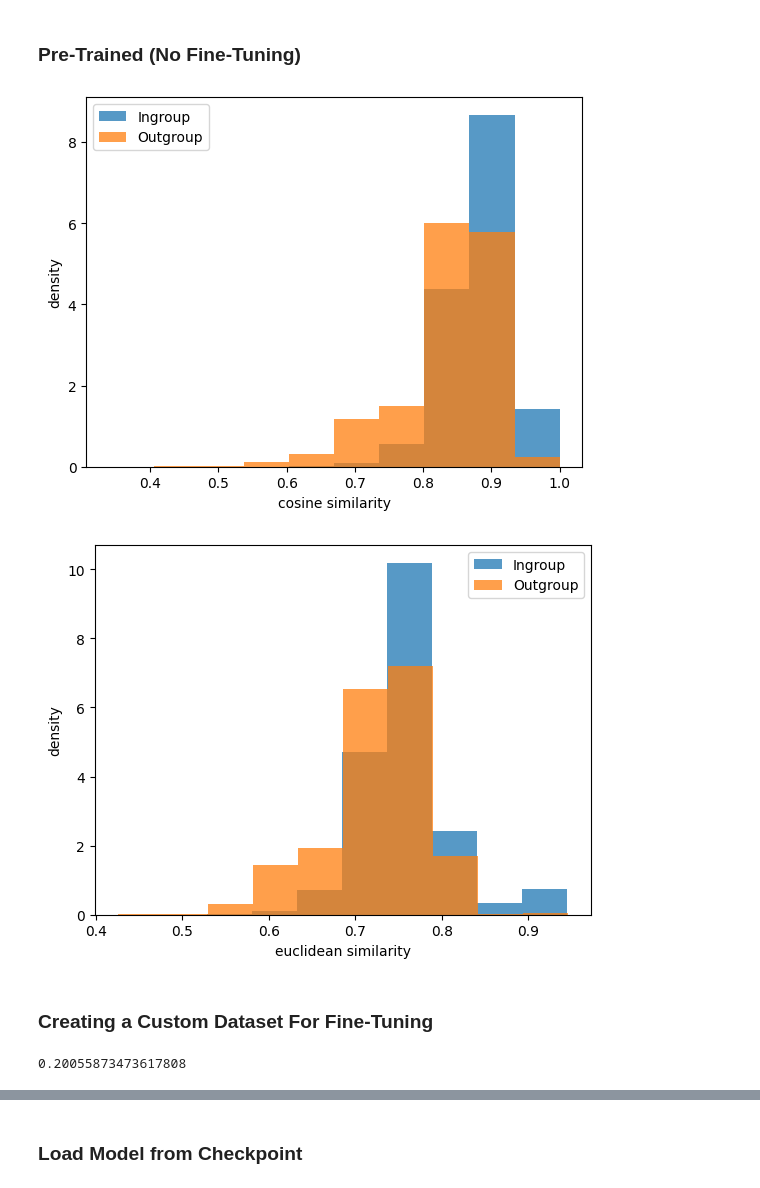
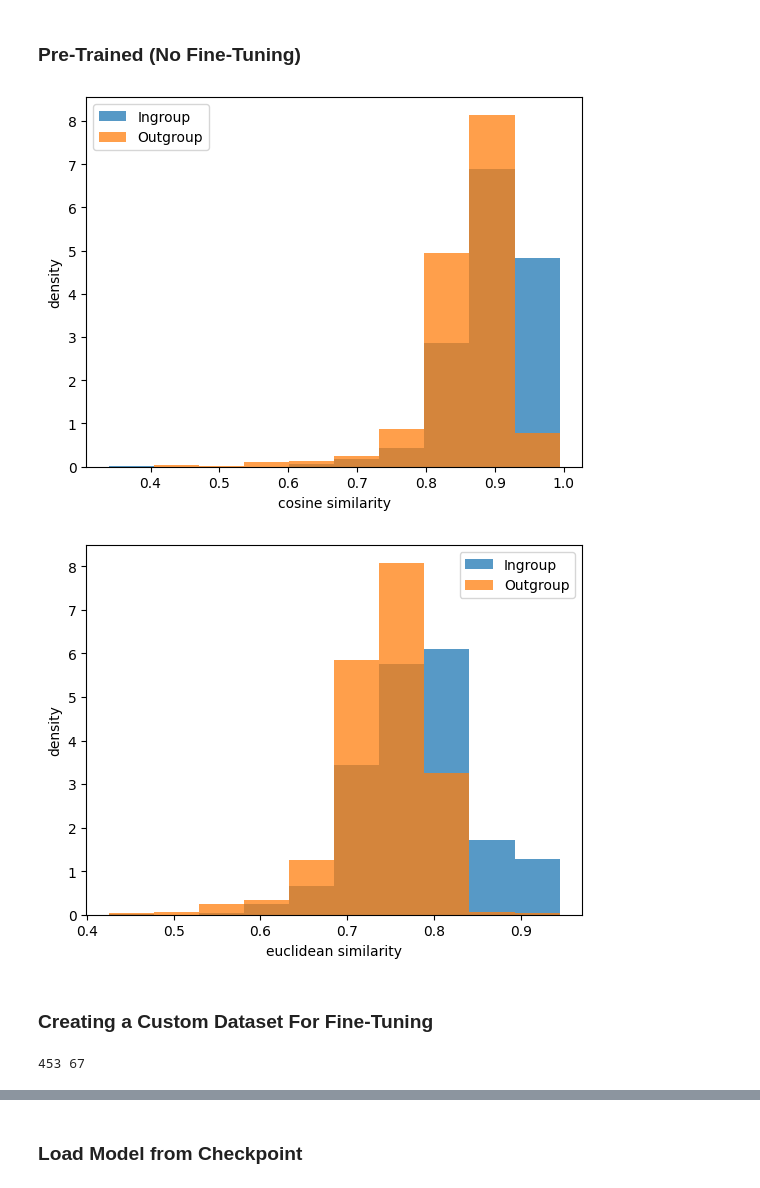
Before and after one commit to pirl-unc/ace, a Jupyter notebook: notebooks/sequence_properties.ipynb, the cells around one changed output, grey strips where cells are left out. Drawn from its saved outputs; the diff is of its cells as text; code cells hidden in the pictures.

```diff
--- a/notebooks/sequence_properties.ipynb
+++ b/notebooks/sequence_properties.ipynb
@@ -326,2 +456,4 @@ ingroup_peptides, outgroup_peptides = get_all_samples(data_df2, n=100)
+# %%
+ingroup_pairs, outgroup_pairs = get_all_samples(data_df, strict_mode=False, n=100)
 # %%
 sim = 'levenshtein'
@@ -540,39 +746,23 @@ def calculate_embedding_similarity(embeddings, similarity_fxn):
             similarities.append(similarity_fxn(embedding1, embedding2))
     return similarities
 
-def get_embedding_similarities(ingroup_peptides, outgroup_peptides, model=ESM2_MODEL, tokenizer=ESM2_TOKENIZER, similarity='cosine'):
+def get_embedding_similarities(ingroup_pairs, outgroup_pairs, model, tokenizer=ESM2_TOKENIZER, similarity='cosine'):
     """
     Calculate in/outgroup similarities for all CDR3b sequences in a dataframe
     """
-
-    if similarity == 'cosine':
-        similarity = cosine_similarity
-    elif similarity == 'euclidean':
-        similarity = euclidean_similarity
-    else:
-        raise ValueError("Similarity must be one of 'cosine' or 'euclidean'")
-
     ingroup_similarities = []
     outgroup_similarities = []
 
     # Embeddings for all ingroup/outgroup samples
-    ingroup_embeddings = [embed_sequences(ingroup_sample, model, tokenizer) for ingroup_sample in ingroup_peptides]
-    outgroup_embeddings = [embed_sequences(outgroup_sample, model, tokenizer) for outgroup_sample in outgroup_peptides]
-
-    # Calculate similarities for the list of embeddings
-    ingroup_similarities += [calculate_embedding_similarity(ingroup_embedding, similarity) for ingroup_embedding in ingroup_embeddings]
-    outgroup_similarities += [calculate_embedding_similarity(outgroup_embedding, similarity) for outgroup_embedding in outgroup_embeddings]
-
-    # Flatten the list of lists
-    ingroup_similarities = [item for sublist in ingroup_similarities for item in sublist]
-    outgroup_similarities = [item for sublist in outgroup_similarities for item in sublist]
+    ingroup_similarities = [tup[1] for tup in model.calculate_paired_distances(ingroup_pairs, sim_fxn=similarity)]
+    outgroup_similarities = [tup[1] for tup in model.calculate_paired_distances(outgroup_pairs, sim_fxn=similarity)]
 
     return ingroup_similarities, outgroup_similarities
 # %% [markdown]
 ### Pre-Trained (No Fine-Tuning)
 # %%
 sim = 'cosine'
-ingroup_sims, outgroup_sims = get_embedding_similarities(ingroup_peptides, outgroup_peptides, model=ang_untrained, tokenizer=ESM2_TOKENIZER, similarity=sim)
+ingroup_sims, outgroup_sims = get_embedding_similarities(ingroup_pairs, outgroup_pairs, model=ang_untrained, tokenizer=ESM2_TOKENIZER, similarity=sim)
 plt.hist(ingroup_sims, alpha=0.75, density=True, label='Ingroup')
 plt.hist(outgroup_sims, alpha=0.75, density=True, label='Outgroup')
 plt.xlabel(f'{sim} similarity')
@@ -580,18 +770,18 @@ plt.ylabel('density')
 plt.legend()
 plt.show()
 # %% [output]
-[figure, old version]
+[figure, new version]
 # %%
 sim = 'euclidean'
-ingroup_sims, outgroup_sims = get_embedding_similarities(ingroup_peptides, outgroup_peptides, model=ang_untrained, tokenizer=ESM2_TOKENIZER, similarity=sim)
+ingroup_sims, outgroup_sims = get_embedding_similarities(ingroup_pairs, outgroup_pairs, model=ang_untrained, tokenizer=ESM2_TOKENIZER, similarity=sim)
 plt.hist(ingroup_sims, alpha=0.75, density=True, label='Ingroup')
 plt.hist(outgroup_sims, alpha=0.75, density=True, label='Outgroup')
 plt.xlabel(f'{sim} similarity')
 plt.ylabel('density')
 plt.legend()
 plt.show()
 # %% [output]
-[figure, old version]
+[figure, new version]
 # %% [markdown]
 ### Creating a Custom Dataset For Fine-Tuning
 # %%
@@ -634,8 +824,7 @@ def stratified_train_test_split(df, test_size=0.2, random_state=None):
 
     return train_df, test_df
 # %%
-train_df, test_df = stratified_train_test_split(data_df3, test_size=0.2, random_state=42)
+train_df, test_df = stratified_train_test_split(data_df, test_size=0.10, random_state=42)
+print(len(train_df['Epitope'].unique()), len(test_df['Epitope'].unique()))
+# %% [output]
+453 67
-# %%
-len(test_df['Epitope'].unique())/(len(test_df['Epitope'].unique()) + len(train_df['Epitope'].unique()))
-# %% [output]
-0.20055873473617808
```
Also changed, not shown: parts of 127 cells of this notebook, 4 other files.
